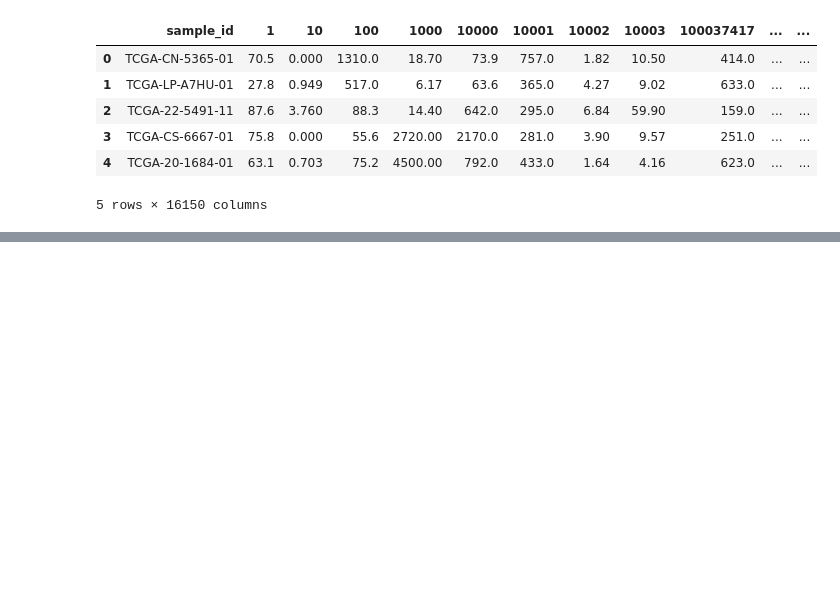
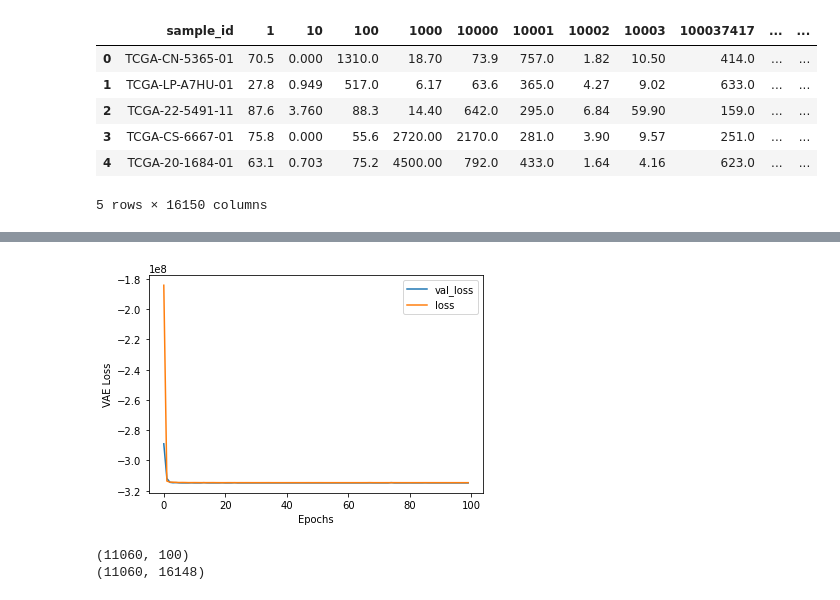
Before and after one commit to RushiBhatt007/Gene-compression-and-Cancer-type-classification, a Jupyter notebook: VAE_LR.ipynb, the cells around one changed output, grey strips where cells are left out. Saved outputs shown, nothing was run; the diff lists cells and outputs as text; code cells hidden in the pictures; blank space fills up the shorter version.

```diff
--- a/VAE_LR.ipynb
+++ b/VAE_LR.ipynb
@@ -328,0 +315,10 @@ model_a_compression
+# %%
+learning_path = 'D://GitHub/Gene-compression-and-Cancer-type-classification/figure/learning.pdf'
+compress_path = 'D://GitHub/Gene-compression-and-Cancer-type-classification/models/compress.tsv'
+encoder_path = 'D://GitHub/Gene-compression-and-Cancer-type-classification/models/encoder_twohidden100_vae.hdf5'
+decoder_path = 'D://GitHub/Gene-compression-and-Cancer-type-classification/models/decoder_twohidden100_vae.hdf5'
+weight_path = 'D://GitHub/Gene-compression-and-Cancer-type-classification/models/enc_dec_weights.tsv'
+# %%
+model_a.visualize_training(learning_path)
+# %% [output]
+[figure, added]
@@ -328,0 +342,9 @@ model_a_compression
+# %%
+compress_data = model_a_compression
+full_data = rnaseq_df
+
+print(compress_data.shape)
+print(full_data.shape)
+# %% [output]
+(11060, 100)
+(11060, 16148)
```
Also changed, not shown: parts of 9 cells of this notebook, 6 other files.
